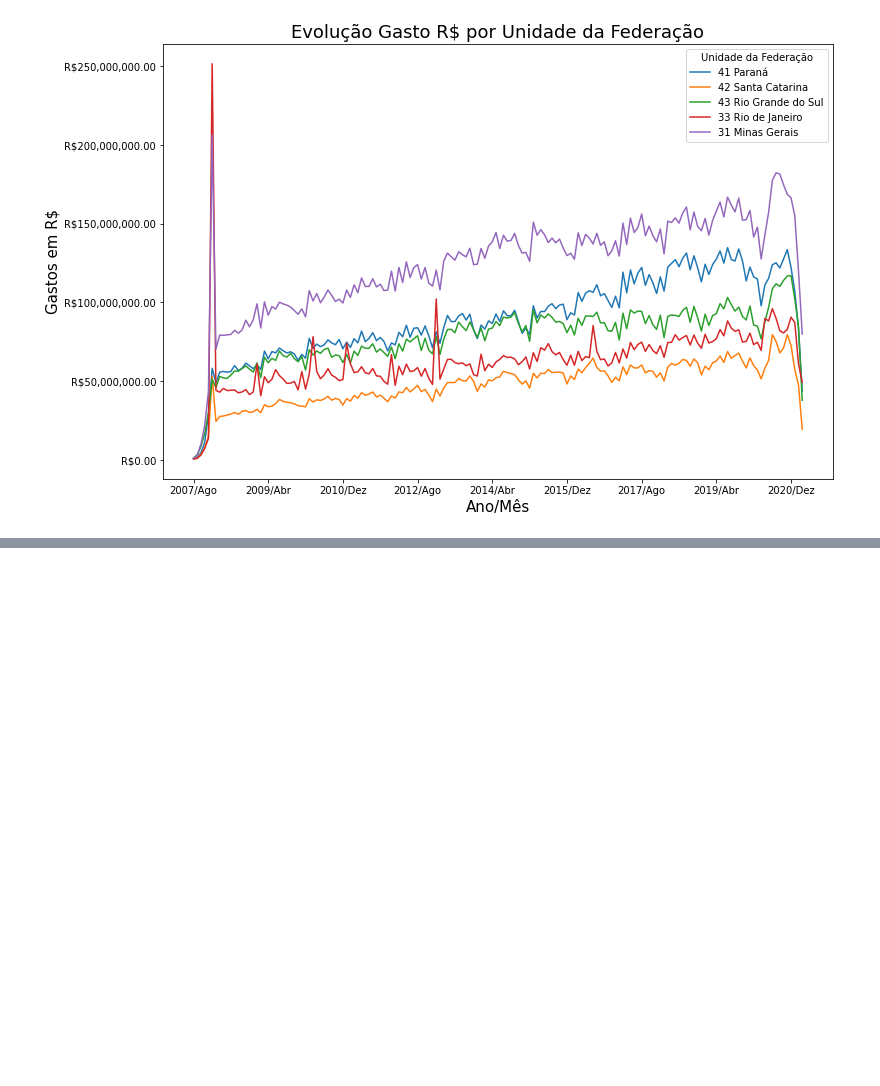
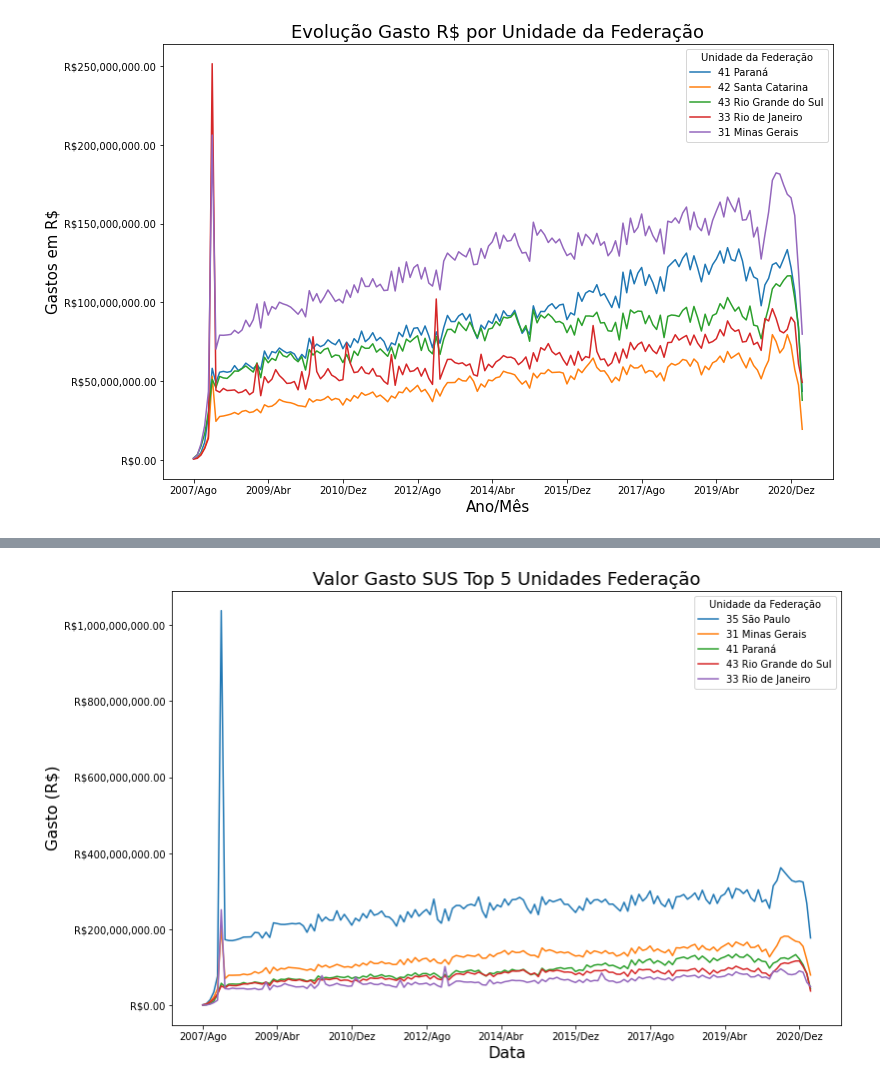
Before and after one commit to gustavolq/Bootcamp-DataScience-Alura, a Jupyter notebook: Modulo_01/Aulas/Analisando_Dados_Saude.ipynb, the cells around one changed output, grey strips where cells are left out. Saved outputs shown, nothing was run; the diff lists cells and outputs as text; code cells hidden in the pictures; blank space fills up the shorter version.

```diff
--- a/Modulo_01/Aulas/Analisando_Dados_Saude.ipynb
+++ b/Modulo_01/Aulas/Analisando_Dados_Saude.ipynb
@@ -308,0 +353,10 @@ plt.show()
+# %%
+pd.options.mode.chained_assignment = None
+
+usaveis['Regiao'] = ""
+usaveis[0:7]['Regiao'] = "Norte"
+usaveis[7:16]['Regiao'] = "Nordeste"
+usaveis[16:20]['Regiao'] = "Sudeste"
+usaveis[20:23]['Regiao'] = "Sul"
+usaveis[23:]['Regiao'] = "Centro_Oeste"
+usaveis.head(10)
@@ -308,0 +379,3 @@ plt.show()
+# %%
+usaveis["Total"] = usaveis.sum(axis = 1)
+usaveis.head()
@@ -308,0 +391,4 @@ plt.show()
+# %%
+ordenado_por_total = usaveis.sort_values(by = 'Total', ascending = False)
+ordenado_por_total.drop("Total", axis = 1, inplace = True)
+ordenado_por_total.head()
@@ -308,0 +404,11 @@ plt.show()
+# %%
+ax = ordenado_por_total.iloc[:, :-1].head(5).T.plot(figsize = (12,8))
+
+ax.yaxis.set_major_formatter(ticker.StrMethodFormatter('R${x:,.2f}'))
+ax.set_title("Valor Gasto SUS Top 5 Unidades Federação", fontsize = 18)
+ax.set_xlabel("Data", fontsize = 16)
+ax.set_ylabel("Gasto (R$)", fontsize = 16)
+
+plt.show()
+# %% [output]
+[figure, added]
```
Also changed, not shown: parts of 48 cells of this notebook.
